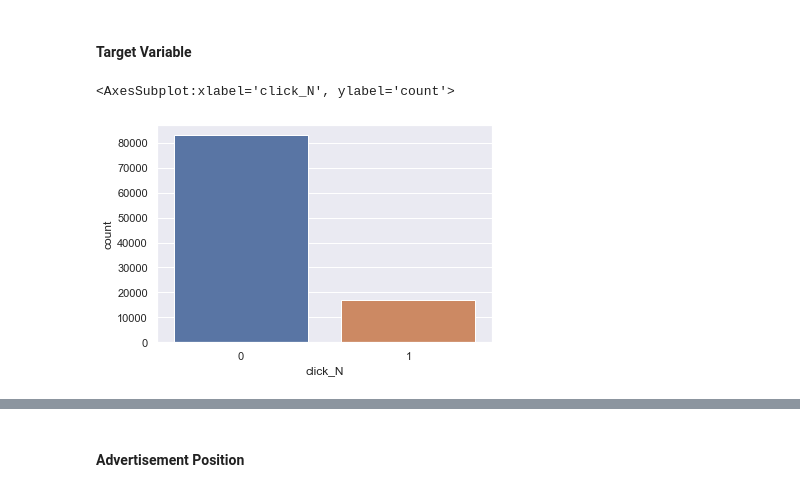
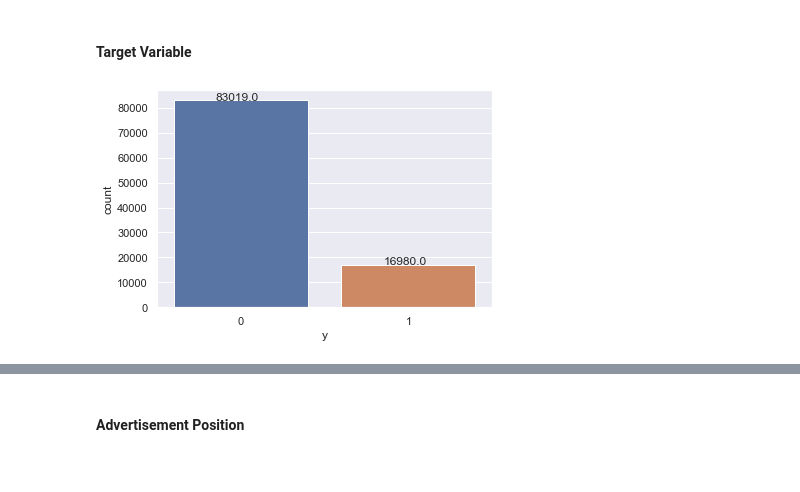
Before and after one commit to jagsrj/ClickThroughRatePrediction, a Jupyter notebook: Machine Learning Assignment - Click Through Rate Prediction.ipynb, the cells around one changed output, grey strips where cells are left out. Cells and saved outputs as stored; diff of their text form; code cells hidden in the pictures.

```diff
--- a/Machine Learning Assignment - Click Through Rate Prediction.ipynb
+++ b/Machine Learning Assignment - Click Through Rate Prediction.ipynb
@@ -105,12 +122,15 @@ data.describe()
 #### Target Variable
 # %%
 sns.set_theme(style="darkgrid")
-labelEncoder = LabelEncoder()
-data["click_N"] = labelEncoder.fit_transform( data["click"] )
-sns.countplot(data['click_N'],data=data)
+ax = sns.countplot(data['y'],data=data)
+
+#Iterate the returned axes of the countplot and show the count values at the top of the bars.
+for p in ax.patches:
+   ax.annotate('{:.1f}'.format(p.get_height()), (p.get_x()+0.25, p.get_height()+0.01))
+
+plt.show()
 # %% [output]
-<AxesSubplot:xlabel='click_N', ylabel='count'>
-[figure, old version]
+[figure, new version]
 # %% [markdown]
 ### Observation
 
```
Also changed, not shown: parts of 55 cells of this notebook, 1 other file.
